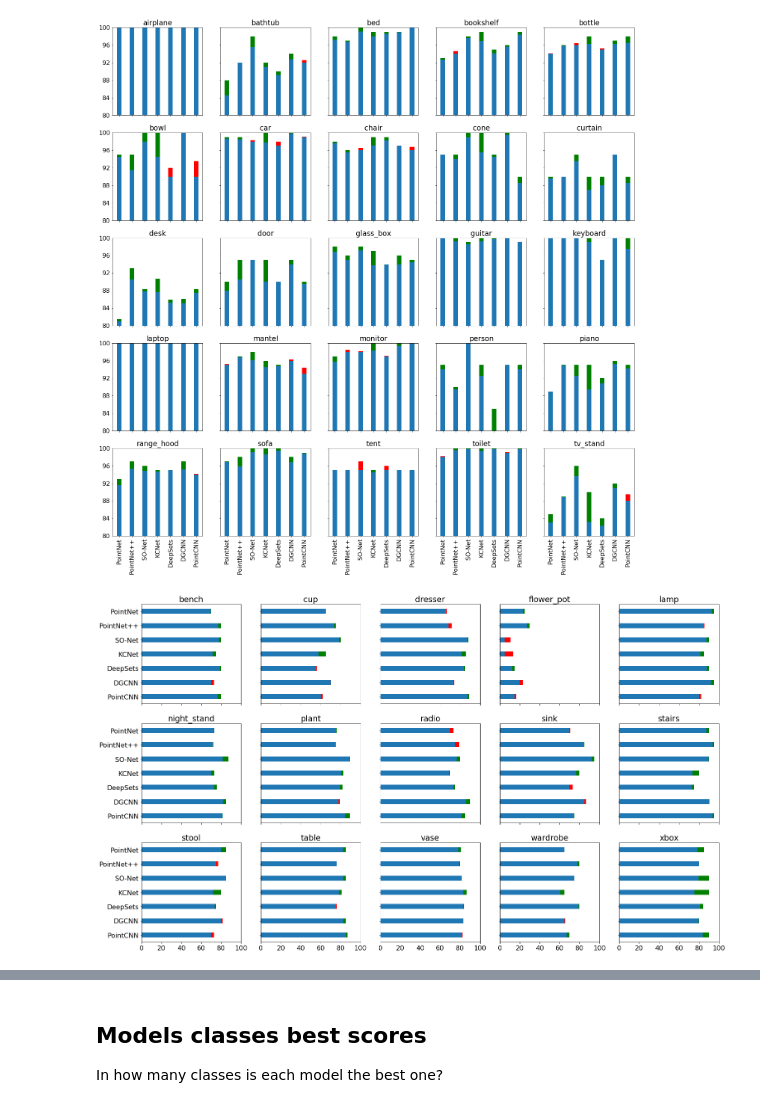
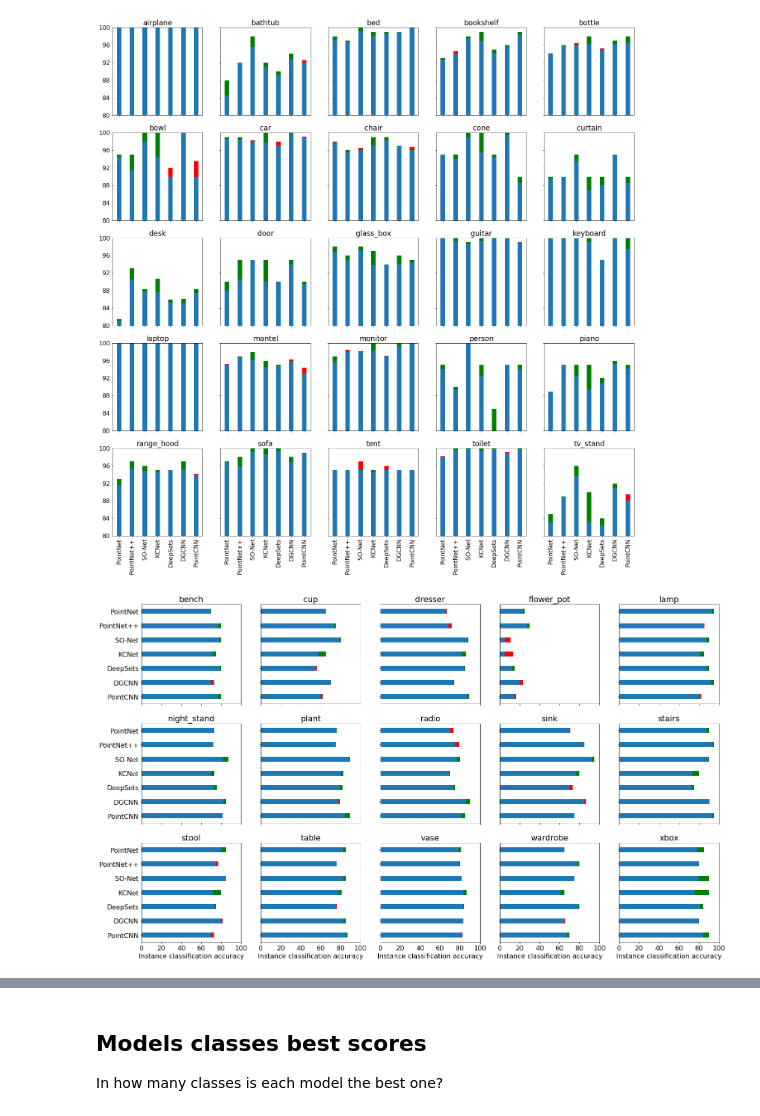
Before and after one commit to dkoguciuk/ensemble_learning_for_point_clouds, a Jupyter notebook: analysis.ipynb, the cells around one changed output, grey strips where cells are left out. Saved outputs shown, nothing was run; the diff lists cells and outputs as text; code cells hidden in the pictures.

```diff
--- a/analysis.ipynb
+++ b/analysis.ipynb
@@ -514,33 +527,36 @@ f.savefig('class_accuracy_2.png', bbox_inches='tight')
 # %%
 def draw_class_accs_horizontal(acc_classes_list, y_lim):
     ind = np.arange(len(BASE_MODELS))    # the x locations for the groups
     width = 0.35       # the width of the bars: can also be len(x) sequence
 
     num_cols = 5
     num_rows = int(len(acc_classes_list) / num_cols)
     f, axes = plt.subplots(num_rows, num_cols, sharey=True, sharex=True, figsize=(25, 5 * num_rows))
     plt.setp(axes, yticks=ind, yticklabels=np.flip(BASE_MODELS_ALIASES), xticks=range(y_lim[0],y_lim[1] + 1, int((y_lim[1]-y_lim[0])/5)))
+
 
     for c in range(num_cols):
         for r in range(num_rows):
             tmp_idx = c + num_cols * r
             idx = acc_classes_list[tmp_idx][1]
             class_plain_mean = [100 * acc_stats_base_models[x][1]['class_accs'][idx]['mean'] for x in BASE_MODELS]
             class_ensemble_mean = [100 * acc_stats_base_models[x][10]['class_accs'][idx]['mean'] for x in BASE_MODELS]
             diff = [class_ensemble_mean[x] - class_plain_mean[x] for x in range(len(class_plain_mean))]
             diff_up = [x if x > 0 else 0 for x in diff]
             diff_down = [x if x < 0 else 0 for x in diff]
             axes[r][c].barh(ind, np.flip(class_plain_mean), width, label='Plain')
             axes[r][c].barh(ind, np.flip(diff_up), width, left=np.flip(class_plain_mean), label='Diff', color='g')
             axes[r][c].barh(ind, np.flip(diff_down), width, left=np.flip(class_plain_mean), label='Diff', color='r')
             axes[r][c].set_title(CLASS_NAMES[idx])
             axes[r][c].set_xlim(y_lim)
+            if r == num_rows - 1:
+                axes[r][c].set_xlabel('Instance classification accuracy')
     return f
 
 f = draw_class_accs_horizontal(low_acc_classes, [0, 100])
 f.savefig('images/class_accuracy_1.png', bbox_inches='tight')
 # %% [output]
-[figure, old version]
+[figure, new version]
 # %%
 f = draw_class_accs_horizontal(high_acc_classes, [80, 100])
 f.savefig('images/class_accuracy_2.png', bbox_inches='tight')
```
Also changed, not shown: parts of 9 cells of this notebook, 7 other files.
